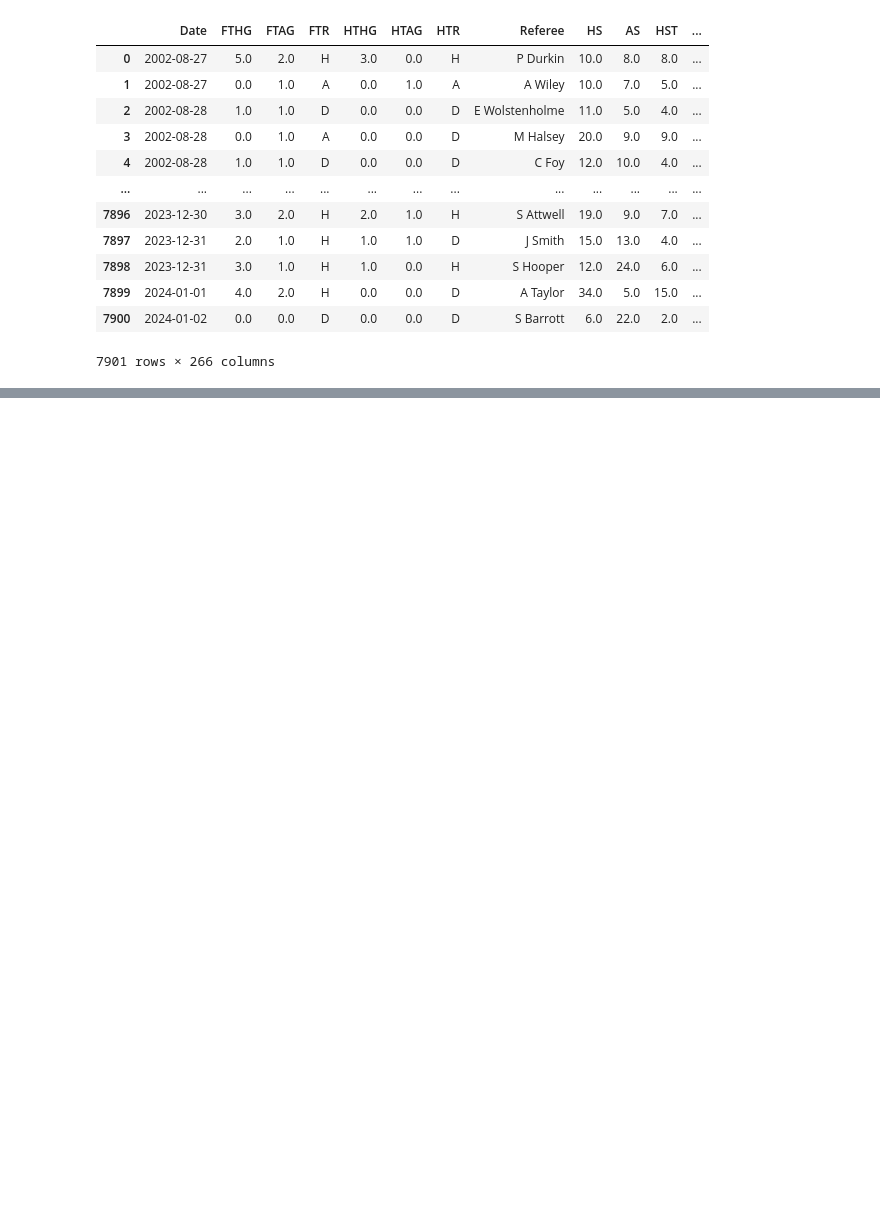
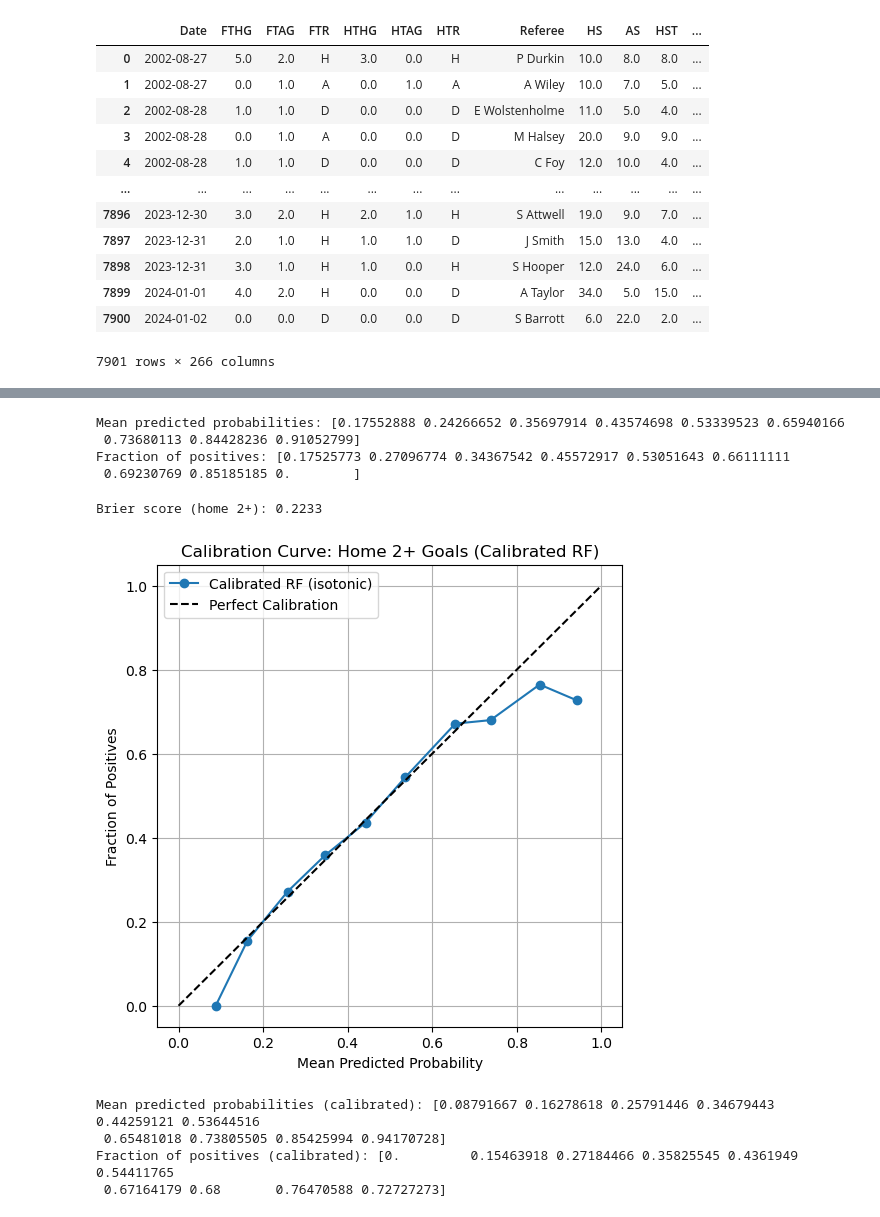
Before and after one commit to Shab00/Over-Under2.5Goals, a Jupyter notebook: notebooks/secondIterrationOdds/randomForrest.ipynb, the cells around one changed output, grey strips where cells are left out. Cells and saved outputs as stored; diff of their text form; code cells hidden in the pictures; blank space fills up the shorter version.

```diff
--- a/notebooks/secondIterrationOdds/randomForrest.ipynb
+++ b/notebooks/secondIterrationOdds/randomForrest.ipynb
@@ -191,0 +214,52 @@ weighted avg       0.67      0.62      0.63      1581
+# %%
+print("Mean predicted probabilities:", prob_pred)
+print("Fraction of positives:", prob_true)
+# %% [output]
+Mean predicted probabilities: [0.17552888 0.24266652 0.35697914 0.43574698 0.53339523 0.65940166
+ 0.73680113 0.84428236 0.91052799]
+Fraction of positives: [0.17525773 0.27096774 0.34367542 0.45572917 0.53051643 0.66111111
+ 0.69230769 0.85185185 0.        ]
+# %%
+brier = brier_score_loss(y_test, y_probs)
+print(f"Brier score (home 2+): {brier:.4f}")
+# %% [output]
+Brier score (home 2+): 0.2233
+# %%
+X = df.drop(columns=cols_to_drop, errors='ignore')
+y = df['target_home_plus_two']
+X_train, X_test, y_train, y_test = train_test_split(X, y, test_size=0.2, random_state=42)
+
+base_rf = RandomForestClassifier(
+    max_depth=5,
+    min_samples_split=5,
+    n_estimators=200,
+    random_state=42
+)
+base_rf.fit(X_train, y_train)
+
+calibrator = CalibratedClassifierCV(base_rf, method='isotonic', cv=5)
+calibrator.fit(X_train, y_train)
+
+y_probs_cal = calibrator.predict_proba(X_test)[:, 1]
+
+prob_true_cal, prob_pred_cal = calibration_curve(y_test, y_probs_cal, n_bins=10, strategy='uniform')
+
+plt.figure(figsize=(6,6))
+plt.plot(prob_pred_cal, prob_true_cal, marker='o', label='Calibrated RF (isotonic)')
+plt.plot([0,1], [0,1], 'k--', label='Perfect Calibration')
+plt.xlabel('Mean Predicted Probability')
+plt.ylabel('Fraction of Positives')
+plt.title('Calibration Curve: Home 2+ Goals (Calibrated RF)')
+plt.legend()
+plt.grid()
+plt.show()
+# %% [output]
+[figure, added]
+# %%
+print("Mean predicted probabilities (calibrated):", prob_pred_cal)
+print("Fraction of positives (calibrated):", prob_true_cal)
+# %% [output]
+Mean predicted probabilities (calibrated): [0.08791667 0.16278618 0.25791446 0.34679443 0.44259121 0.53644516
+ 0.65481018 0.73805505 0.85425994 0.94170728]
+Fraction of positives (calibrated): [0.         0.15463918 0.27184466 0.35825545 0.4361949  0.54411765
+ 0.67164179 0.68       0.76470588 0.72727273]
```
Also changed, not shown: parts of 8 cells of this notebook, 1 other file.
